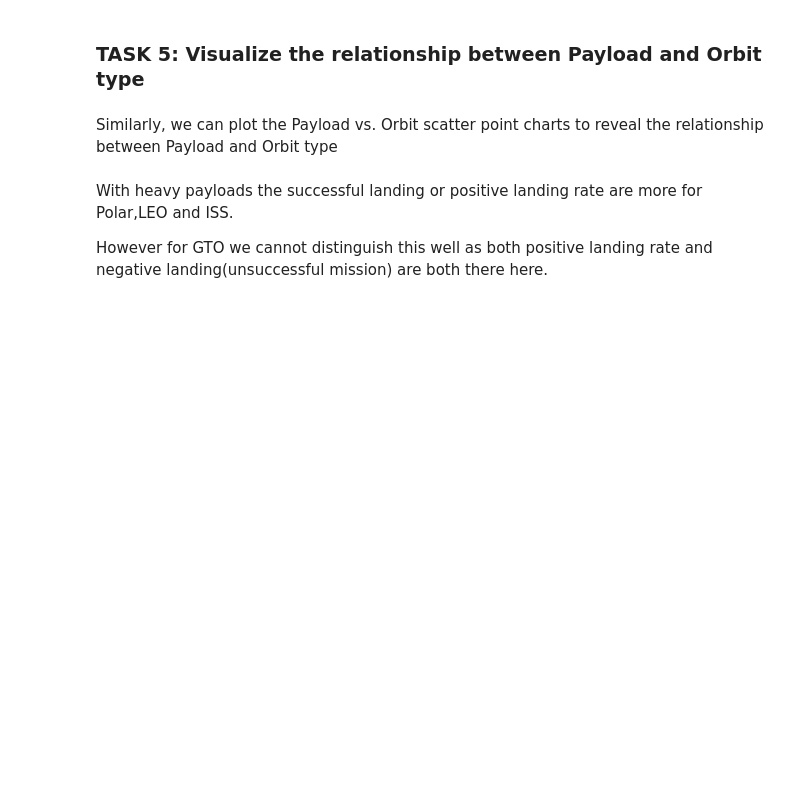
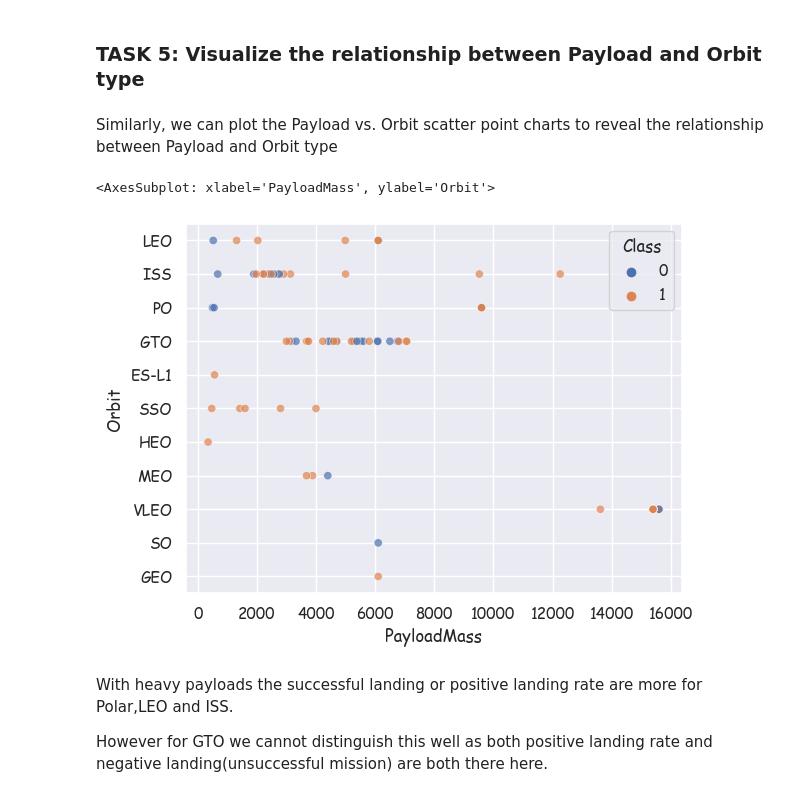
Before and after one commit to emmanuelani/ibm_ds_capstone, a Jupyter notebook: jupyter-labs-eda-dataviz.ipynb, the cells around one changed output. Drawn from its saved outputs; the diff is of its cells as text; code cells hidden in the pictures; blank space fills up the shorter version.

```diff
--- a/jupyter-labs-eda-dataviz.ipynb
+++ b/jupyter-labs-eda-dataviz.ipynb
@@ -182,6 +186,12 @@ You should see that in the LEO orbit the Success appears related to the number o
 Similarly, we can plot the Payload vs. Orbit scatter point charts to reveal the relationship between Payload and Orbit type
 # %%
 # Plot a scatter point chart with x axis to be Payload and y axis to be the Orbit, and hue to be the class value
+
+sns.scatterplot(data=df, x='PayloadMass', y='Orbit', alpha=0.7, hue='Class')
+# sns.catplot(kind='strip', data=df, x='PayloadMass', y='Orbit', alpha=0.7)
+# %% [output]
+<AxesSubplot: xlabel='PayloadMass', ylabel='Orbit'>
+[figure, added]
 # %% [markdown]
 With heavy payloads the successful landing or positive landing rate are more for Polar,LEO and ISS.
 
```
Also changed, not shown: parts of 7 cells of this notebook.
